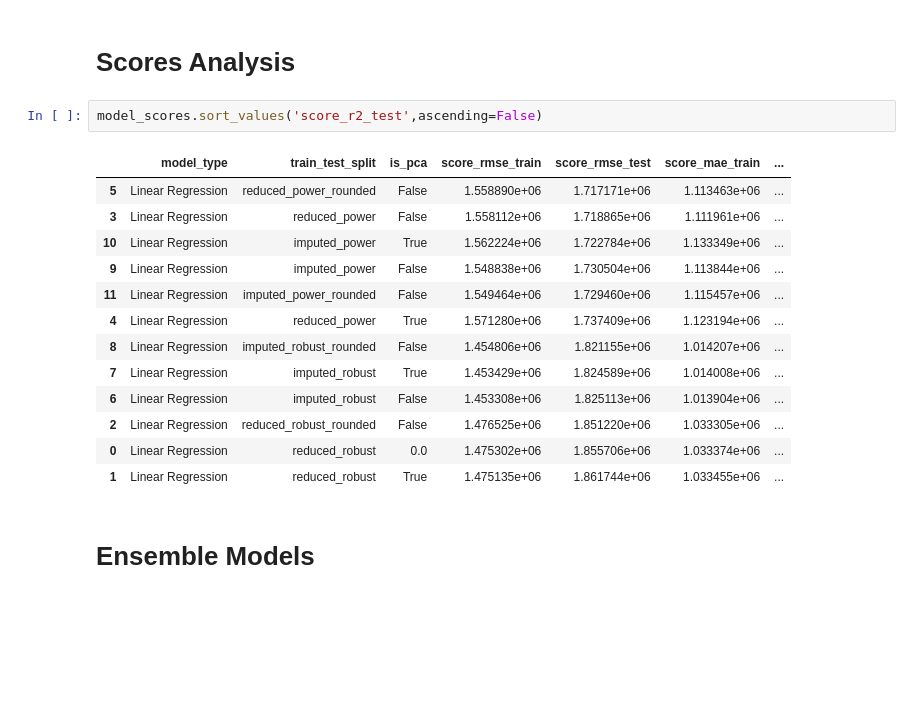
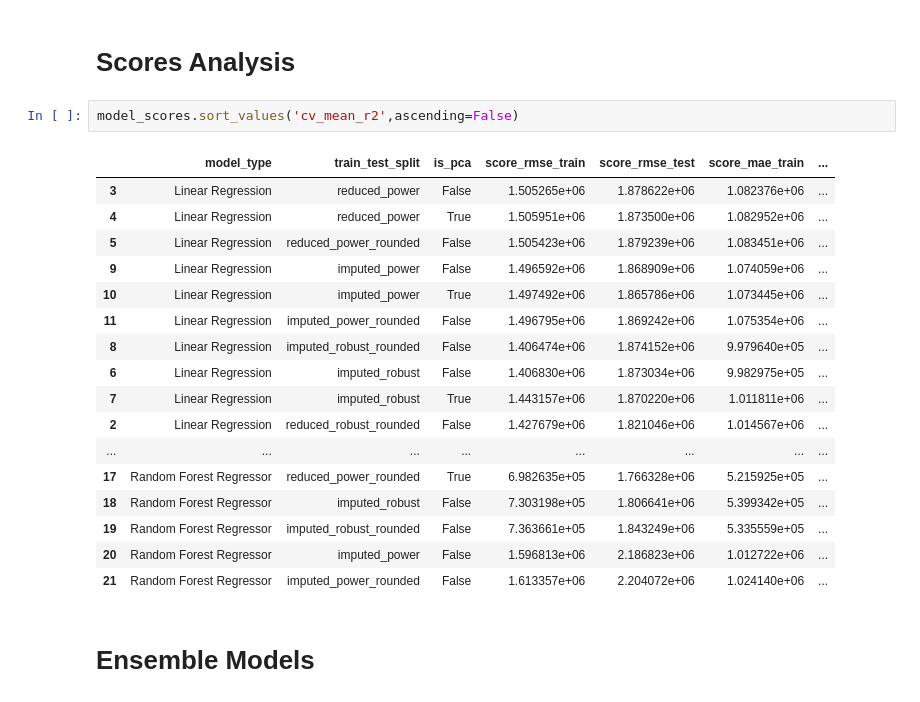
Before and after one commit to dezertdweller/capstone-project-fqhc-model, a Jupyter notebook: notebooks/modeling.ipynb, the cells around one changed output. Drawn from its saved outputs; the diff is of its cells as text; blank space fills up the shorter version.

```diff
--- a/notebooks/modeling.ipynb
+++ b/notebooks/modeling.ipynb
@@ -773,21 +773,25 @@ R2 Score: 0.6191614682044007, Root Mean Squared Error: 1729459.898760503, Mean A
 # %% [markdown]
 # Scores Analysis
 # %%
-model_scores.sort_values('score_r2_test',ascending=False)
+model_scores.sort_values('cv_mean_r2',ascending=False)
 # %% [output]
 |  | model_type | train_test_split | is_pca | score_rmse_train | score_rmse_test | score_mae_train | ... |
-| 5 | Linear Regression | reduced_power_rounded | False | 1.558890e+06 | 1.717171e+06 | 1.113463e+06 | ... |
-| 3 | Linear Regression | reduced_power | False | 1.558112e+06 | 1.718865e+06 | 1.111961e+06 | ... |
-| 10 | Linear Regression | imputed_power | True | 1.562224e+06 | 1.722784e+06 | 1.133349e+06 | ... |
-| 9 | Linear Regression | imputed_power | False | 1.548838e+06 | 1.730504e+06 | 1.113844e+06 | ... |
-| 11 | Linear Regression | imputed_power_rounded | False | 1.549464e+06 | 1.729460e+06 | 1.115457e+06 | ... |
-| 4 | Linear Regression | reduced_power | True | 1.571280e+06 | 1.737409e+06 | 1.123194e+06 | ... |
-| 8 | Linear Regression | imputed_robust_rounded | False | 1.454806e+06 | 1.821155e+06 | 1.014207e+06 | ... |
-| 7 | Linear Regression | imputed_robust | True | 1.453429e+06 | 1.824589e+06 | 1.014008e+06 | ... |
-| 6 | Linear Regression | imputed_robust | False | 1.453308e+06 | 1.825113e+06 | 1.013904e+06 | ... |
-| 2 | Linear Regression | reduced_robust_rounded | False | 1.476525e+06 | 1.851220e+06 | 1.033305e+06 | ... |
-| 0 | Linear Regression | reduced_robust | 0.0 | 1.475302e+06 | 1.855706e+06 | 1.033374e+06 | ... |
-| 1 | Linear Regression | reduced_robust | True | 1.475135e+06 | 1.861744e+06 | 1.033455e+06 | ... |
+| 3 | Linear Regression | reduced_power | False | 1.505265e+06 | 1.878622e+06 | 1.082376e+06 | ... |
+| 4 | Linear Regression | reduced_power | True | 1.505951e+06 | 1.873500e+06 | 1.082952e+06 | ... |
+| 5 | Linear Regression | reduced_power_rounded | False | 1.505423e+06 | 1.879239e+06 | 1.083451e+06 | ... |
+| 9 | Linear Regression | imputed_power | False | 1.496592e+06 | 1.868909e+06 | 1.074059e+06 | ... |
+| 10 | Linear Regression | imputed_power | True | 1.497492e+06 | 1.865786e+06 | 1.073445e+06 | ... |
+| 11 | Linear Regression | imputed_power_rounded | False | 1.496795e+06 | 1.869242e+06 | 1.075354e+06 | ... |
+| 8 | Linear Regression | imputed_robust_rounded | False | 1.406474e+06 | 1.874152e+06 | 9.979640e+05 | ... |
+| 6 | Linear Regression | imputed_robust | False | 1.406830e+06 | 1.873034e+06 | 9.982975e+05 | ... |
+| 7 | Linear Regression | imputed_robust | True | 1.443157e+06 | 1.870220e+06 | 1.011811e+06 | ... |
+| 2 | Linear Regression | reduced_robust_rounded | False | 1.427679e+06 | 1.821046e+06 | 1.014567e+06 | ... |
+| ... | ... | ... | ... | ... | ... | ... | ... |
+| 17 | Random Forest Regressor | reduced_power_rounded | True | 6.982635e+05 | 1.766328e+06 | 5.215925e+05 | ... |
+| 18 | Random Forest Regressor | imputed_robust | False | 7.303198e+05 | 1.806641e+06 | 5.399342e+05 | ... |
+| 19 | Random Forest Regressor | imputed_robust_rounded | False | 7.363661e+05 | 1.843249e+06 | 5.335559e+05 | ... |
+| 20 | Random Forest Regressor | imputed_power | False | 1.596813e+06 | 2.186823e+06 | 1.012722e+06 | ... |
+| 21 | Random Forest Regressor | imputed_power_rounded | False | 1.613357e+06 | 2.204072e+06 | 1.024140e+06 | ... |
 # %% [markdown]
 # Ensemble Models
 # %% [markdown]
```
Also changed, not shown: parts of 45 cells of this notebook, 1 other file.
